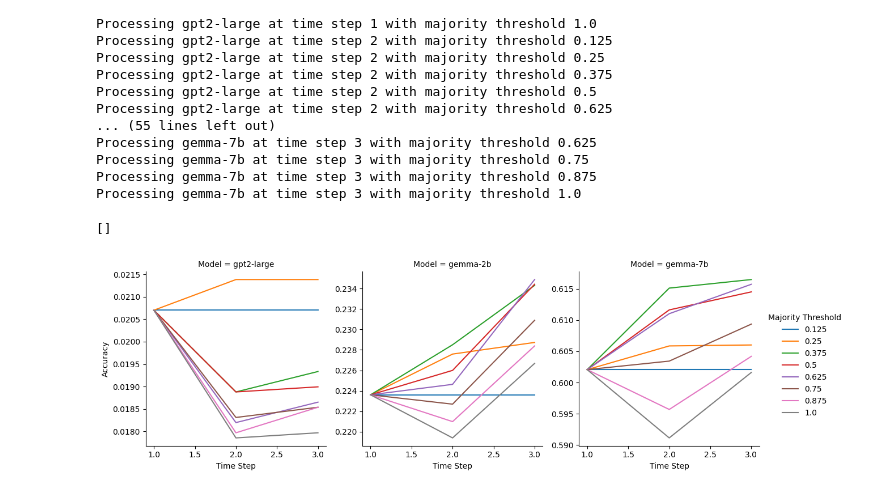
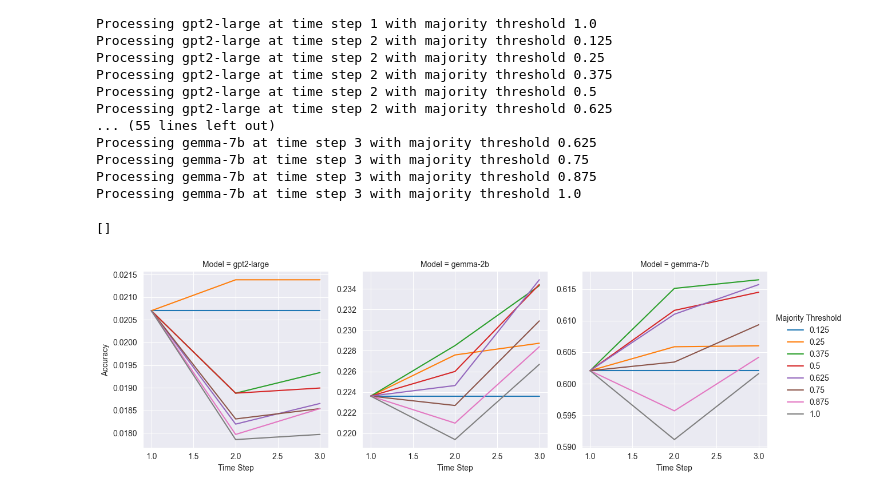
Before and after one commit to AVS1508/COMPSCI-685-Project, a Jupyter notebook: src/evaluation/accuracy_vs_time_steps.ipynb, the cells around one changed output. Cells and saved outputs as stored; diff of their text form; code cells hidden in the pictures.

```diff
--- a/src/evaluation/accuracy_vs_time_steps.ipynb
+++ b/src/evaluation/accuracy_vs_time_steps.ipynb
@@ -73,10 +73,11 @@ Processing gemma-7b at time step 3 with majority threshold 0.75
 Processing gemma-7b at time step 3 with majority threshold 0.875
 Processing gemma-7b at time step 3 with majority threshold 1.0
 # %%
+sns.set_style("darkgrid")
 g = sns.FacetGrid(plot_df, col="Model", hue="Majority Threshold", sharey=False, height=4)
 g.map(sns.lineplot,'Time Step','Accuracy', markers=True)
 g.add_legend()
 plt.plot()
 # %% [output]
 []
-[figure, old version]
+[figure, new version]
```
Also changed, not shown: 4 other files.
